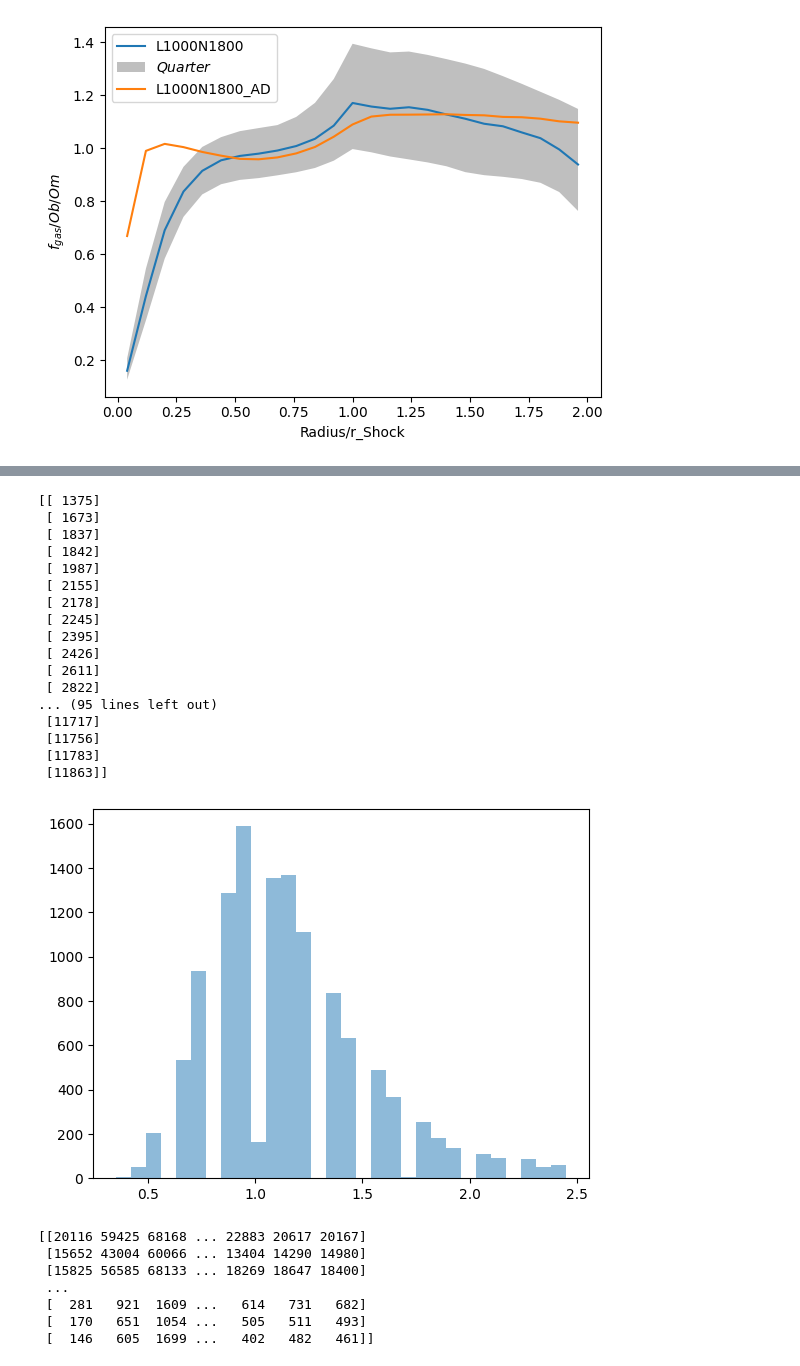
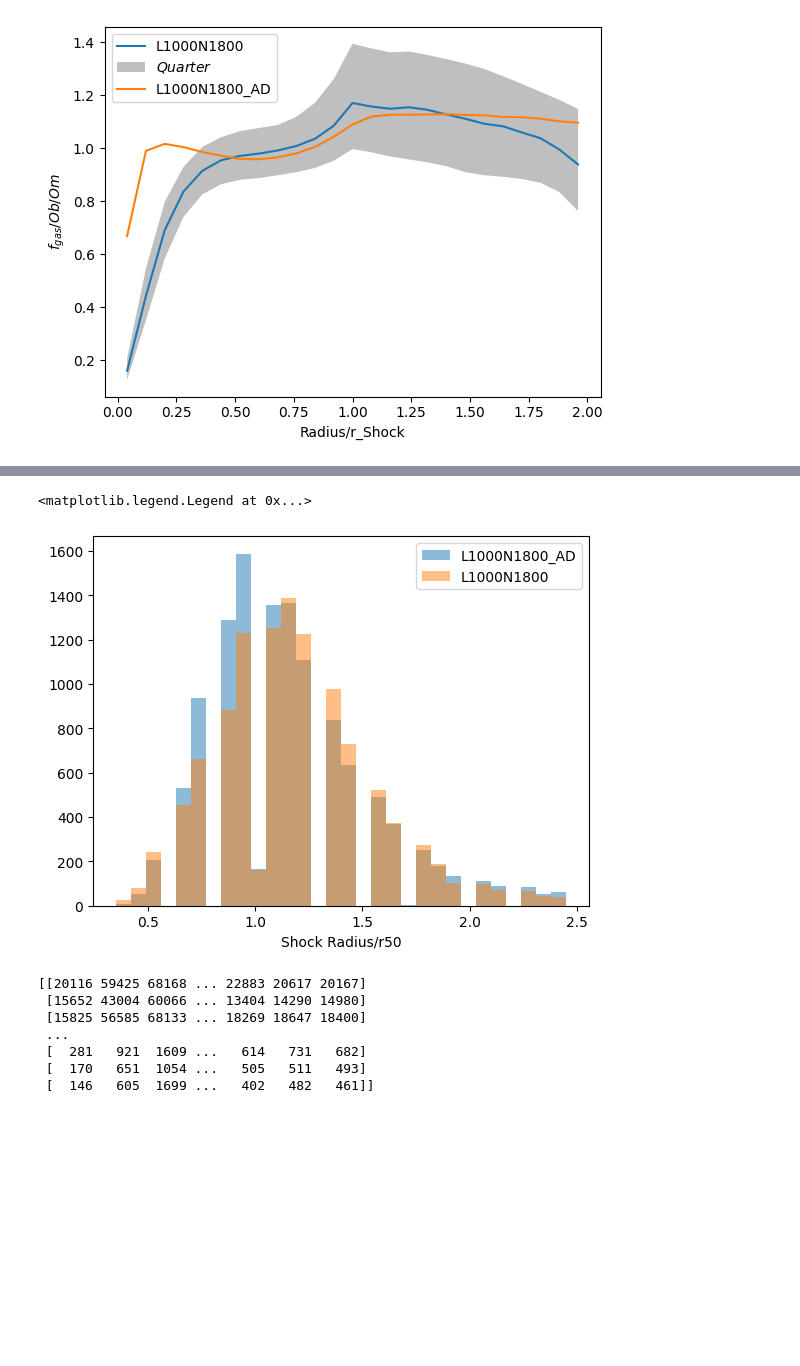
Before and after one commit to yjqqyjq/code, a Jupyter notebook: kdtree.ipynb, the cells around one changed output, grey strips where cells are left out. Drawn from its saved outputs; the diff is of its cells as text; code cells hidden in the pictures; blank space fills up the shorter version.

```diff
--- a/kdtree.ipynb
+++ b/kdtree.ipynb
@@ -269,27 +276,13 @@ print(same_id_ad[(Rs)[same_id]-(Rs_ad)[same_id_ad]>3])
 # %%
 fig=plt.figure()
 ax=fig.add_subplot(111)
-ax.hist(Rs_ad/r50_ad,bins=30,alpha=0.5,label='L1000N1800_AD')
-print(np.argwhere(Rs_ad/r50_ad>2.3))
+ax.hist((Rs_ad/r50_ad),bins=30,alpha=0.5,label='L1000N1800_AD')
+ax.hist((Rs/r50),bins=30,alpha=0.5,label='L1000N1800')
+ax.set_xlabel('Shock Radius/r50')
+ax.legend()
 # %% [output]
-[[ 1375]
- [ 1673]
- [ 1837]
- [ 1842]
- [ 1987]
- [ 2155]
- [ 2178]
- [ 2245]
- [ 2395]
- [ 2426]
- [ 2611]
- [ 2822]
-... (95 lines left out)
- [11717]
- [11756]
- [11783]
- [11863]]
+<matplotlib.legend.Legend at 0x...>
-[figure, old version]
+[figure, new version]
 # %%
 fig=plt.figure()
 ax=fig.add_subplot(111)
```
Also changed, not shown: parts of 2 cells of this notebook, 19 other files.
